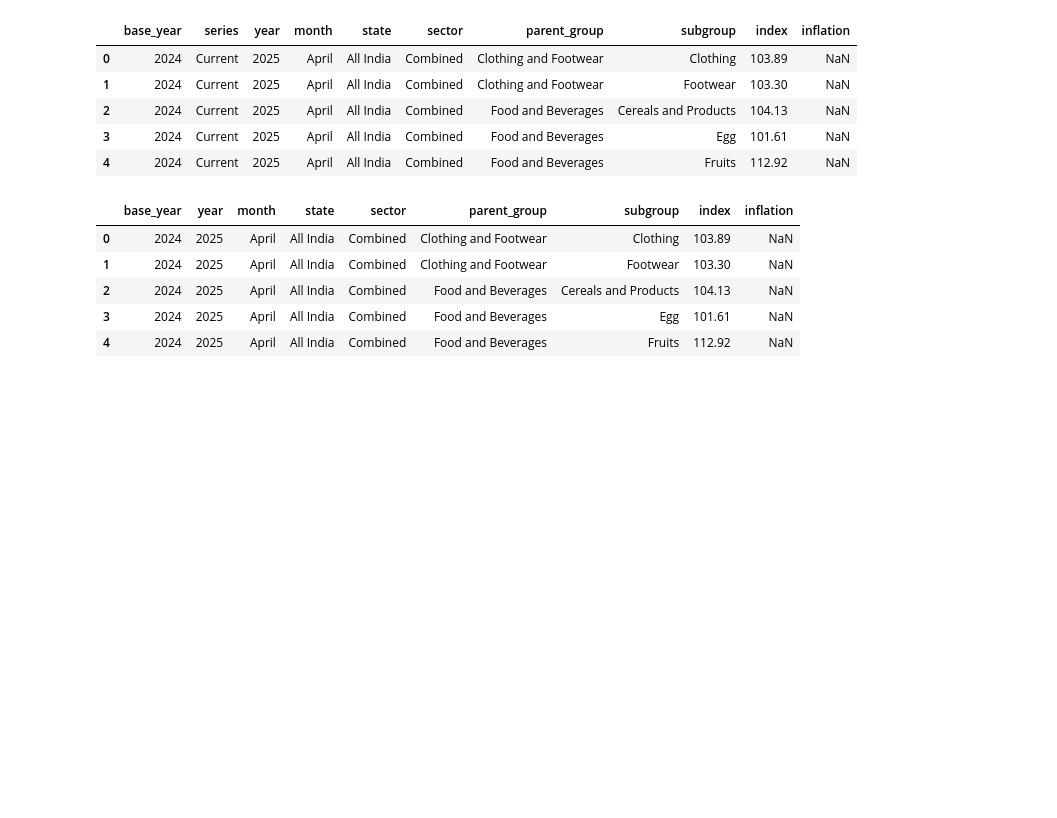
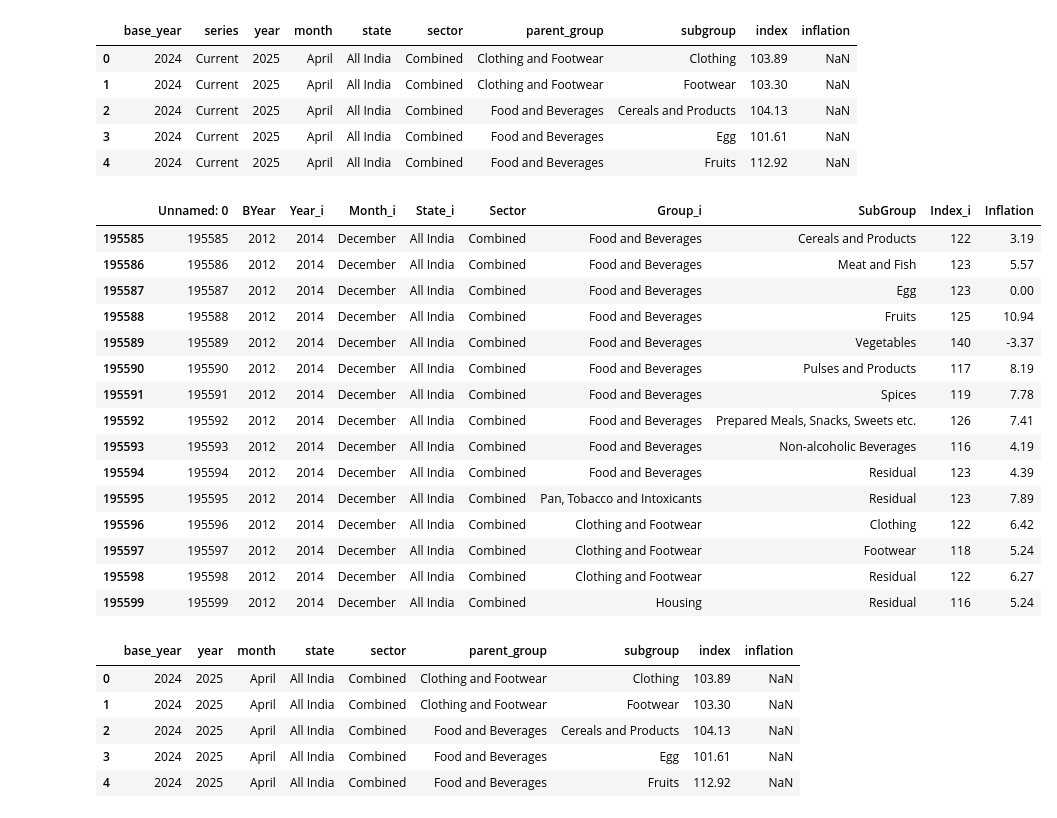
Before and after one commit to himanshukr72/MoSPI_CPI, a Jupyter notebook: notebooks/merge_cpi_notebook.ipynb, the cells around one changed output. Saved outputs shown, nothing was run; the diff lists cells and outputs as text; code cells hidden in the pictures; blank space fills up the shorter version.

```diff
--- a/merge_cpi_notebook.ipynb
+++ b/notebooks/merge_cpi_notebook.ipynb
@@ -32,6 +28,25 @@ df_new.head()
 | 4 | 2024 | Current | 2025 | April | All India | Combined | Food and Beverages | Fruits | 112.92 | NaN |
 # %%
 df_new=df_new.drop(columns=["series"])
+# %%
+df_old[df_old["Year_i"] == 2014].head(15)
+# %% [output]
+|  | Unnamed: 0 | BYear | Year_i | Month_i | State_i | Sector | Group_i | SubGroup | Index_i | Inflation |
+| 195585 | 195585 | 2012 | 2014 | December | All India | Combined | Food and Beverages | Cereals and Products | 122 | 3.19 |
+| 195586 | 195586 | 2012 | 2014 | December | All India | Combined | Food and Beverages | Meat and Fish | 123 | 5.57 |
+| 195587 | 195587 | 2012 | 2014 | December | All India | Combined | Food and Beverages | Egg | 123 | 0.00 |
+| 195588 | 195588 | 2012 | 2014 | December | All India | Combined | Food and Beverages | Fruits | 125 | 10.94 |
+| 195589 | 195589 | 2012 | 2014 | December | All India | Combined | Food and Beverages | Vegetables | 140 | -3.37 |
+| 195590 | 195590 | 2012 | 2014 | December | All India | Combined | Food and Beverages | Pulses and Products | 117 | 8.19 |
+| 195591 | 195591 | 2012 | 2014 | December | All India | Combined | Food and Beverages | Spices | 119 | 7.78 |
+| 195592 | 195592 | 2012 | 2014 | December | All India | Combined | Food and Beverages | Prepared Meals, Snacks, Sweets etc. | 126 | 7.41 |
+| 195593 | 195593 | 2012 | 2014 | December | All India | Combined | Food and Beverages | Non-alcoholic Beverages | 116 | 4.19 |
+| 195594 | 195594 | 2012 | 2014 | December | All India | Combined | Food and Beverages | Residual | 123 | 4.39 |
+| 195595 | 195595 | 2012 | 2014 | December | All India | Combined | Pan, Tobacco and Intoxicants | Residual | 123 | 7.89 |
+| 195596 | 195596 | 2012 | 2014 | December | All India | Combined | Clothing and Footwear | Clothing | 122 | 6.42 |
+| 195597 | 195597 | 2012 | 2014 | December | All India | Combined | Clothing and Footwear | Footwear | 118 | 5.24 |
+| 195598 | 195598 | 2012 | 2014 | December | All India | Combined | Clothing and Footwear | Residual | 122 | 6.27 |
+| 195599 | 195599 | 2012 | 2014 | December | All India | Combined | Housing | Residual | 116 | 5.24 |
 # %%
 df_new.head()
 # %% [output]
```
Also changed, not shown: parts of 7 cells of this notebook, 16 other files.
